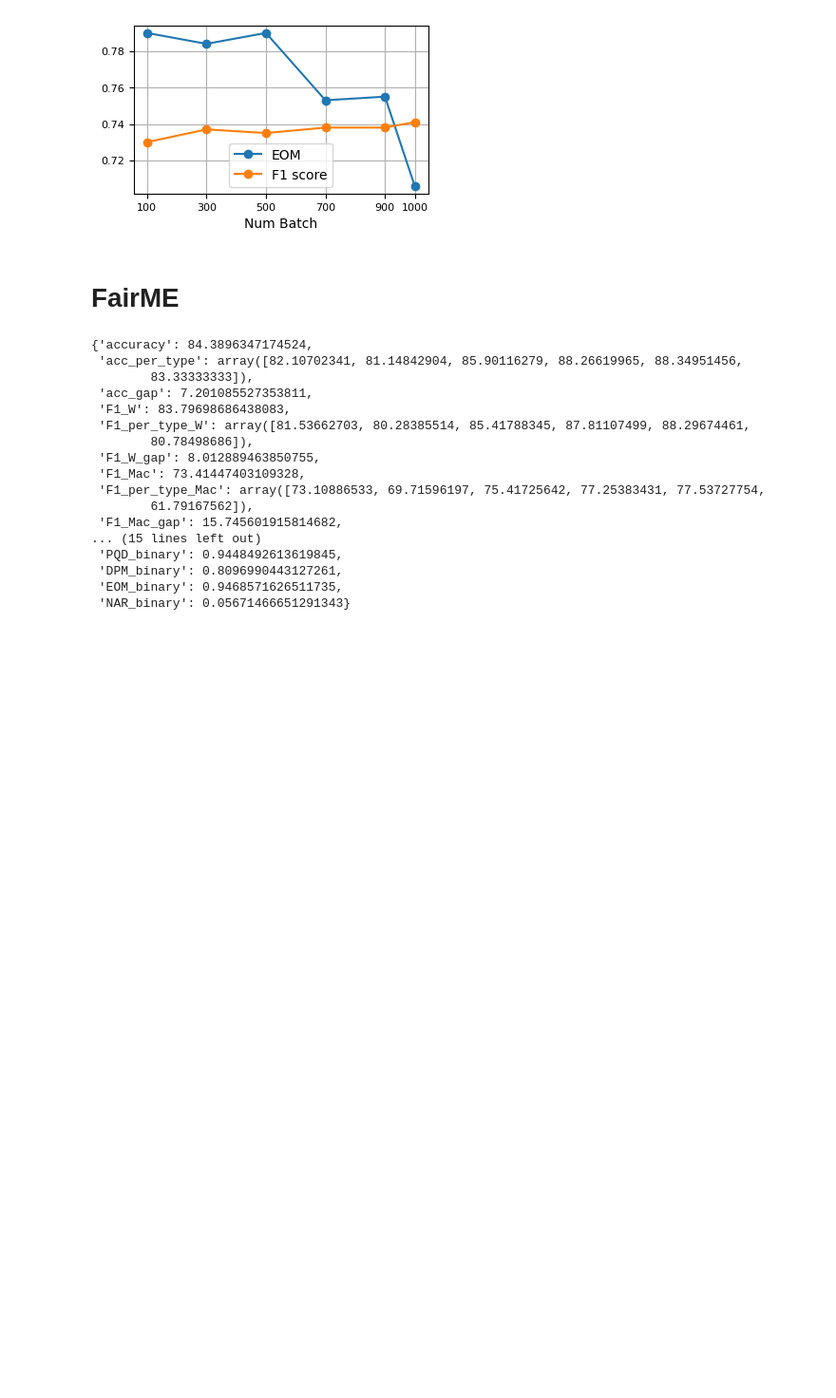
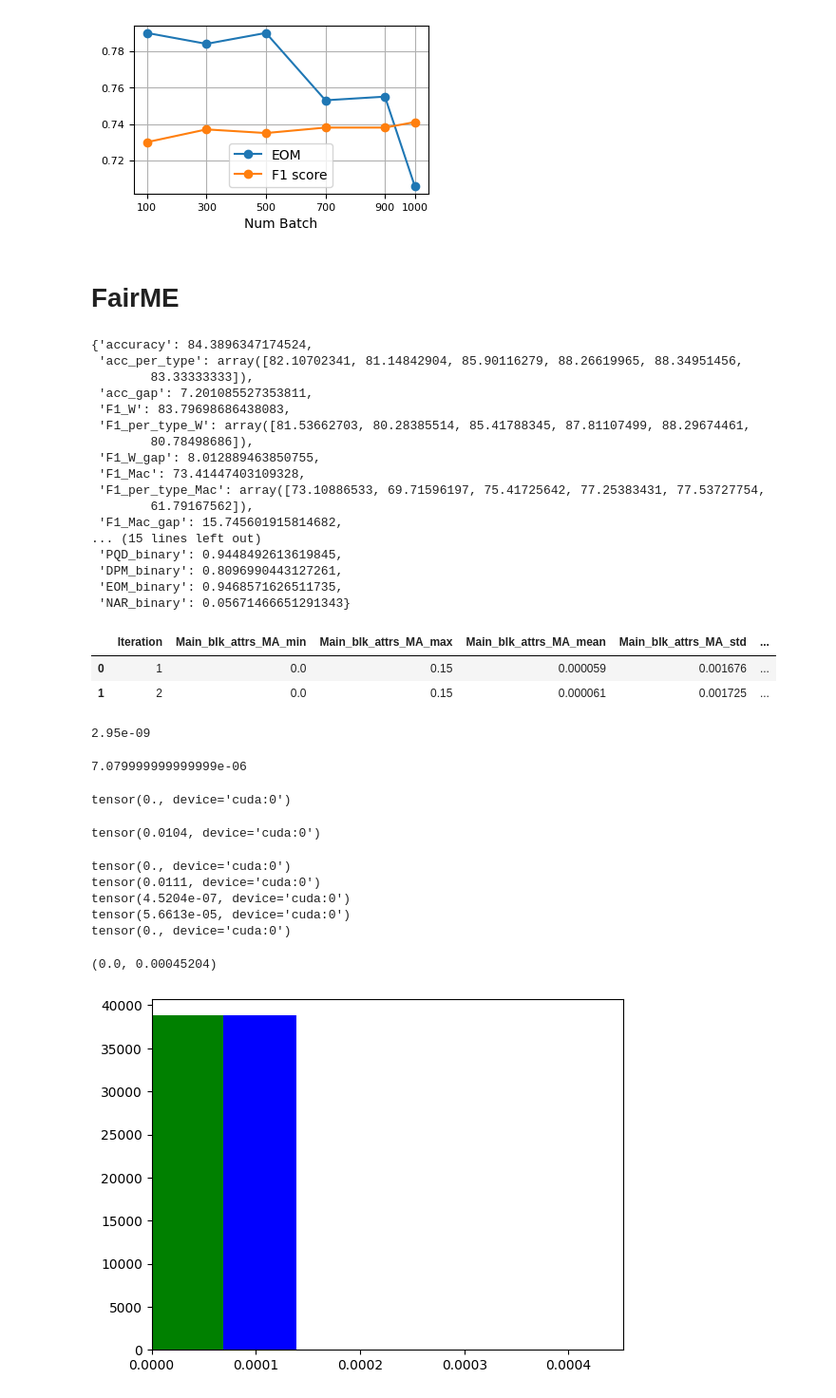
Before and after one commit to AliGhadirii/XTranPrune, a Jupyter notebook: Notebooks/multi_evaluate.ipynb, the cells around one changed output. Shown at 95% size. Drawn from its saved outputs; the diff is of its cells as text; code cells hidden in the pictures; blank space fills up the shorter version.

```diff
--- a/Notebooks/multi_evaluate.ipynb
+++ b/Notebooks/multi_evaluate.ipynb
@@ -629,3 +629,18 @@ plt.grid(True)
  'DPM_binary': 0.8096990443127261,
  'EOM_binary': 0.9468571626511735,
  'NAR_binary': 0.05671466651291343}
+# %%
+df = pd.read_csv("/home/ali/Outputs/Fitzpatrick17k/Pruning/Test_ME3/Attribution_vectors_stat_log.csv")
+df
+# %% [output]
+|  | Iteration | Main_blk_attrs_MA_min | Main_blk_attrs_MA_max | Main_blk_attrs_MA_mean | Main_blk_attrs_MA_std | ... |
+| 0 | 1 | 0.0 | 0.15 | 0.000059 | 0.001676 | ... |
+| 1 | 2 | 0.0 | 0.15 | 0.000061 | 0.001725 | ... |
+# %%
+0.000059 * 0.00005
+# %% [output]
+2.95e-09
+# %%
+0.000059 * 0.12
+# %% [output]
+7.079999999999999e-06
@@ -631,0 +650,51 @@ plt.grid(True)
+# %%
+main_blk_attrs_iter = torch.load('/home/ali/Outputs/Fitzpatrick17k/Pruning/Test_ME3/main_attr_Iter=1.pth')
+SA_blk_attrs_iter = torch.load('/home/ali/Outputs/Fitzpatrick17k/Pruning/Test_ME3/SA_attr_Iter=1.pth')
+# %%
+main_blk_attrs_iter[-1].min()
+# %% [output]
+tensor(0., device='cuda:0')
+# %%
+SA_blk_attrs_iter[-1].max()
+# %% [output]
+tensor(0.0104, device='cuda:0')
+# %%
+main_attrs_flt = main_blk_attrs_iter[-1][3].flatten()
+print(main_attrs_flt.min())
+print(main_attrs_flt.max())
+print(main_attrs_flt.mean())
+print(main_attrs_flt.std())
+threshold = torch.quantile(main_attrs_flt, 0.5)
+print(threshold)
+# main_mask = (main_blk_attrs_iter[-1][0] < threshold).float()
+# main_mask.max()
+
+# # Generating the pruning mask from SA branch
+# can_be_pruned = SA_blk_attrs_iter[-1][0] * main_mask
+# can_be_pruned_flt = can_be_pruned.flatten()
+
+# k = int(
+#     0.4 * main_mask.sum()
+# )  # Pruning Pruning_rate% of the paramters allowed by the main branch to be pruned
+
+# top_k_values, top_k_indices = torch.topk(can_be_pruned_flt, k)
+# prun_mask_blk_head = torch.ones_like(can_be_pruned_flt)
+# prun_mask_blk_head[top_k_indices] = 0
+
+# prun_mask_blk_head = prun_mask_blk_head.reshape(
+#     (main_blk_attrs_iter.shape[2], main_blk_attrs_iter.shape[3])
+# )
+# prun_mask_blk_head.min()
+# %% [output]
+tensor(0., device='cuda:0')
+tensor(0.0111, device='cuda:0')
+tensor(4.5204e-07, device='cuda:0')
+tensor(5.6613e-05, device='cuda:0')
+tensor(0., device='cuda:0')
+# %%
+plt.hist(main_blk_attrs_iter[-1][3].flatten().cpu(), bins=80,  label='Main', color='blue')
+plt.hist(main_blk_attrs_iter[-3][3].flatten().cpu(), bins=80,  label='Main', color='green')
+plt.xlim(0, 4.5204e-04)
+# %% [output]
+(0.0, 0.00045204)
+[figure, added]
```
Also changed, not shown: parts of 1 cell of this notebook, 2 other files.
